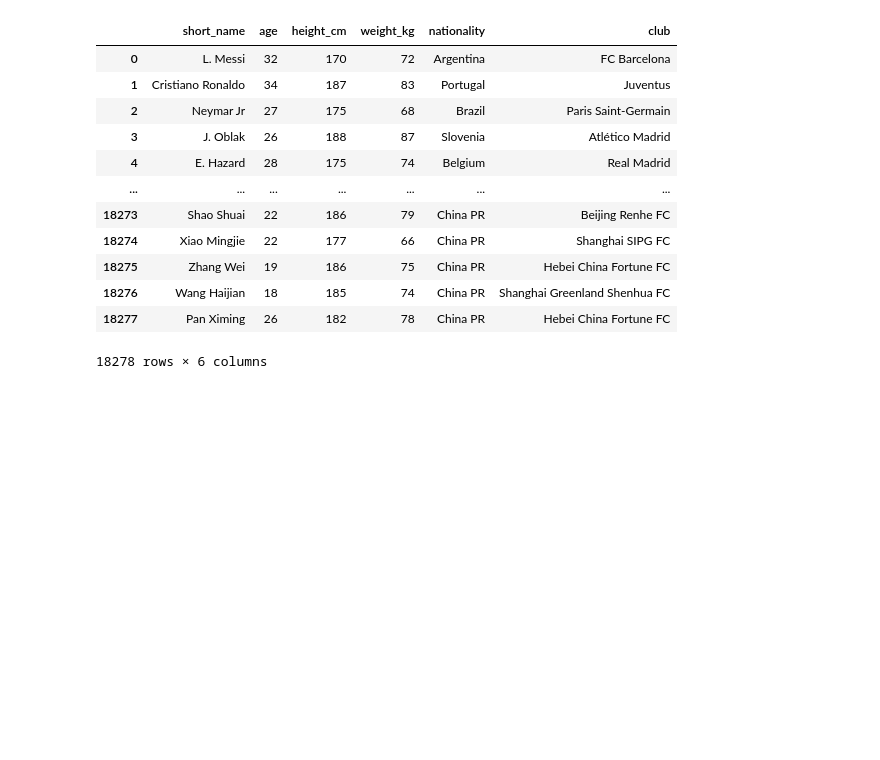
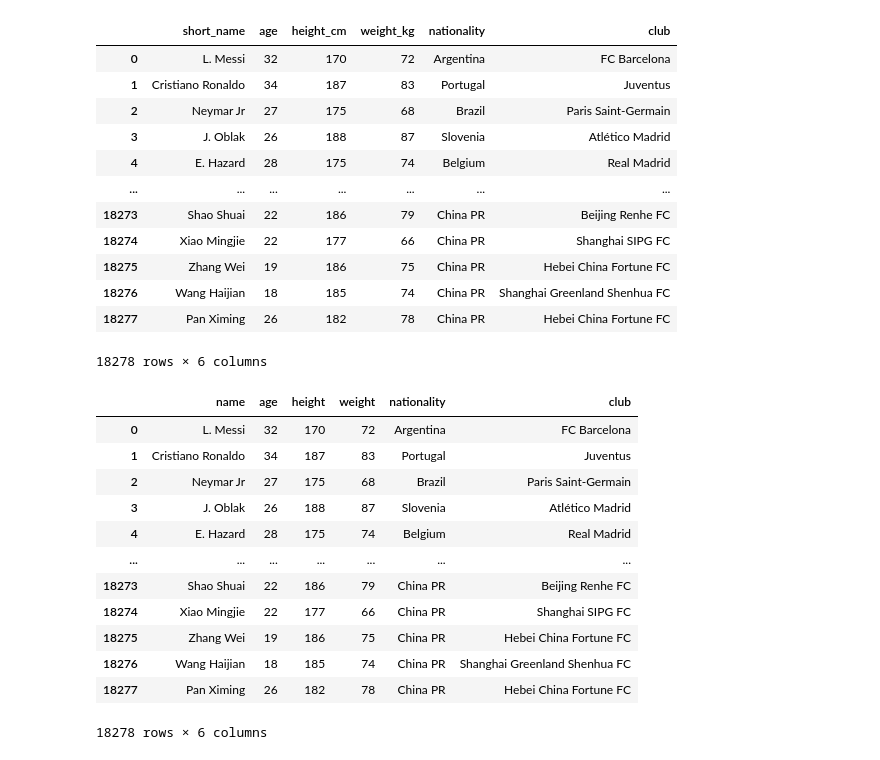
Before and after one commit to Kinetics20/Data_Science_notes, a Jupyter notebook: notebooks/pandas_merge_2.ipynb, the cells around one changed output. Cells and saved outputs as stored; diff of their text form; code cells hidden in the pictures; blank space fills up the shorter version.

```diff
--- a/notebooks/pandas_merge_2.ipynb
+++ b/notebooks/pandas_merge_2.ipynb
@@ -1029,7 +1029,7 @@ df_names
 | 18277 | Pan Ximing | 26 | 182 | 78 | China PR | Hebei China Fortune FC |
 18278 rows × 6 columns
 # %%
-df = df[cols_names]
+df = df[cols_names].copy()
 df
 # %% [output]
 |  | short_name | age | height_cm | weight_kg | nationality | club |
@@ -1045,3 +1045,27 @@ df
 | 18276 | Wang Haijian | 18 | 185 | 74 | China PR | Shanghai Greenland Shenhua FC |
 | 18277 | Pan Ximing | 26 | 182 | 78 | China PR | Hebei China Fortune FC |
 18278 rows × 6 columns
+# %%
+df.rename(columns={
+    'short_name': 'name',
+    'height_cm': 'height',
+    'weight_kg': 'weight',
+},
+inplace=True
+)
+# %%
+df
+# %% [output]
+|  | name | age | height | weight | nationality | club |
+| 0 | L. Messi | 32 | 170 | 72 | Argentina | FC Barcelona |
+| 1 | Cristiano Ronaldo | 34 | 187 | 83 | Portugal | Juventus |
+| 2 | Neymar Jr | 27 | 175 | 68 | Brazil | Paris Saint-Germain |
+| 3 | J. Oblak | 26 | 188 | 87 | Slovenia | Atlético Madrid |
+| 4 | E. Hazard | 28 | 175 | 74 | Belgium | Real Madrid |
+| ... | ... | ... | ... | ... | ... | ... |
+| 18273 | Shao Shuai | 22 | 186 | 79 | China PR | Beijing Renhe FC |
+| 18274 | Xiao Mingjie | 22 | 177 | 66 | China PR | Shanghai SIPG FC |
+| 18275 | Zhang Wei | 19 | 186 | 75 | China PR | Hebei China Fortune FC |
+| 18276 | Wang Haijian | 18 | 185 | 74 | China PR | Shanghai Greenland Shenhua FC |
+| 18277 | Pan Ximing | 26 | 182 | 78 | China PR | Hebei China Fortune FC |
+18278 rows × 6 columns
```
Also changed, not shown: parts of 16 cells of this notebook.
